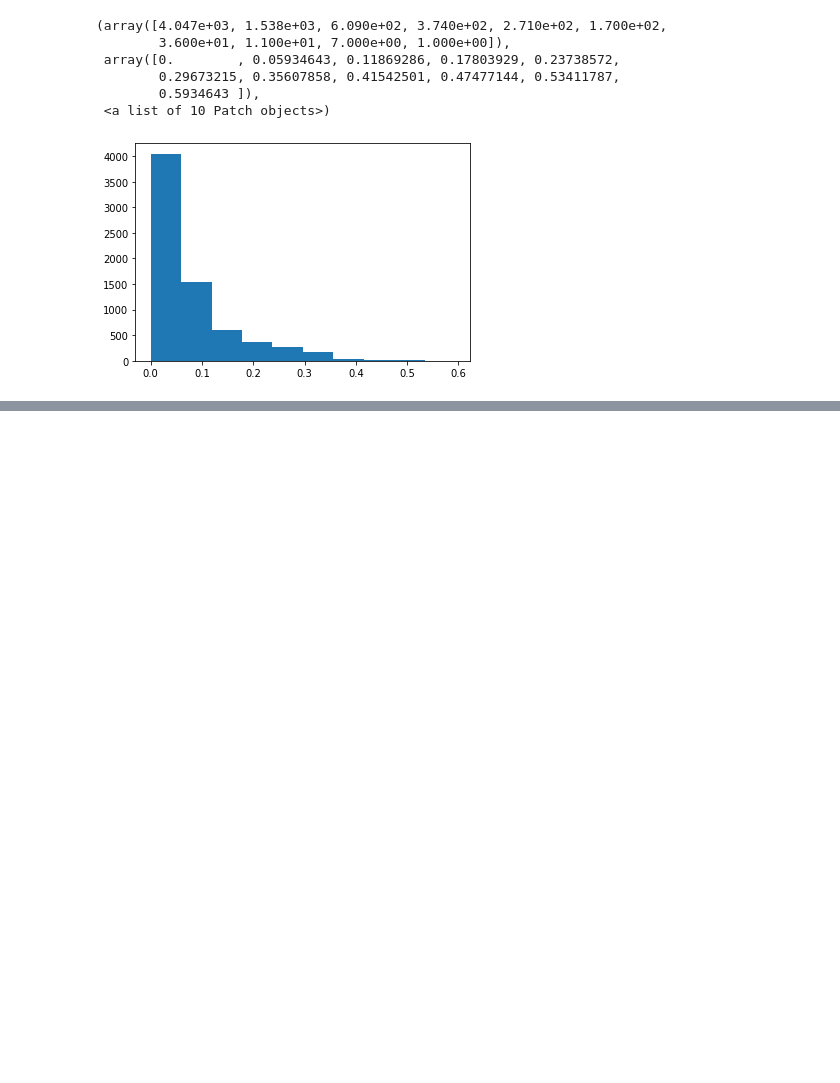
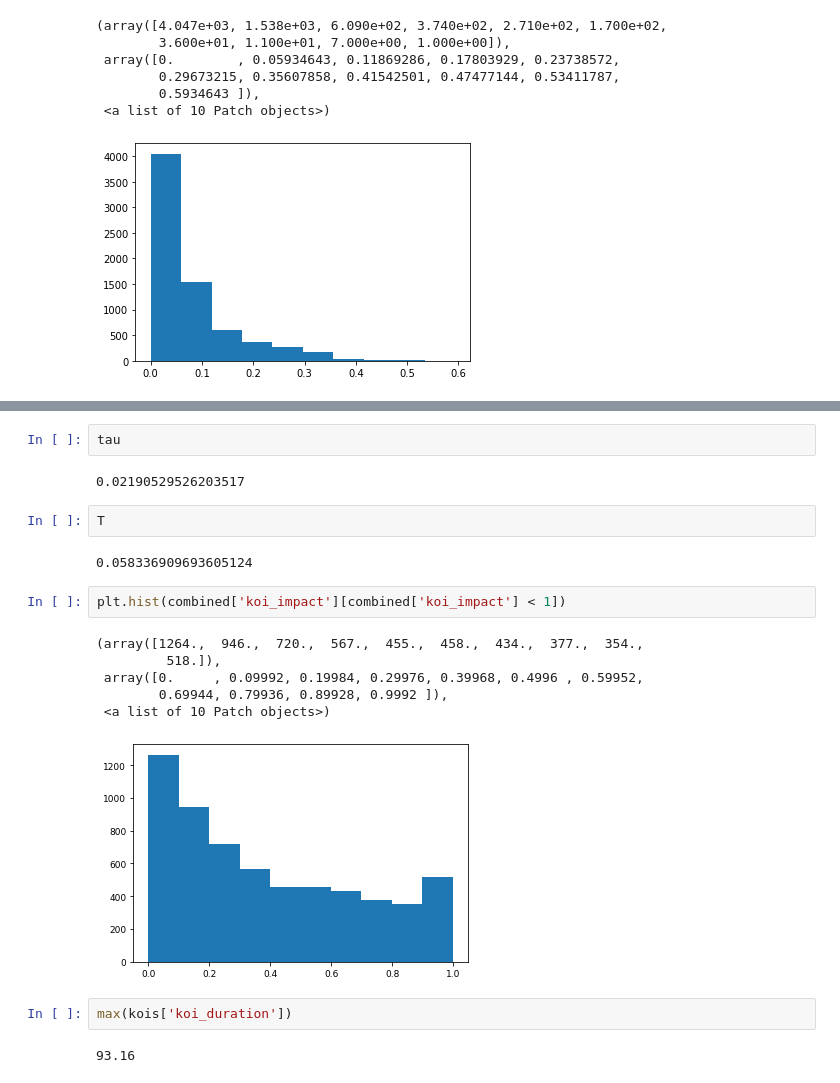
Before and after one commit to aditya-sengupta/exosyssim-prototyping, a Jupyter notebook: dev/occurrence_abc.ipynb, the cells around one changed output, grey strips where cells are left out. Cells and saved outputs as stored; diff of their text form; blank space fills up the shorter version.

```diff
--- a/dev/occurrence_abc.ipynb
+++ b/dev/occurrence_abc.ipynb
@@ -324,0 +336,21 @@ TypeError: 'numpy.ndarray' object is not callable
+# %%
+tau
+# %% [output]
+0.02190529526203517
+# %%
+T
+# %% [output]
+0.058336909693605124
+# %%
+plt.hist(combined['koi_impact'][combined['koi_impact'] < 1])
+# %% [output]
+(array([1264.,  946.,  720.,  567.,  455.,  458.,  434.,  377.,  354.,
+         518.]),
+ array([0.     , 0.09992, 0.19984, 0.29976, 0.39968, 0.4996 , 0.59952,
+        0.69944, 0.79936, 0.89928, 0.9992 ]),
+ <a list of 10 Patch objects>)
+[figure, added]
+# %%
+max(kois['koi_duration'])
+# %% [output]
+93.16
```
Also changed, not shown: parts of 21 cells of this notebook, 1 other file.
